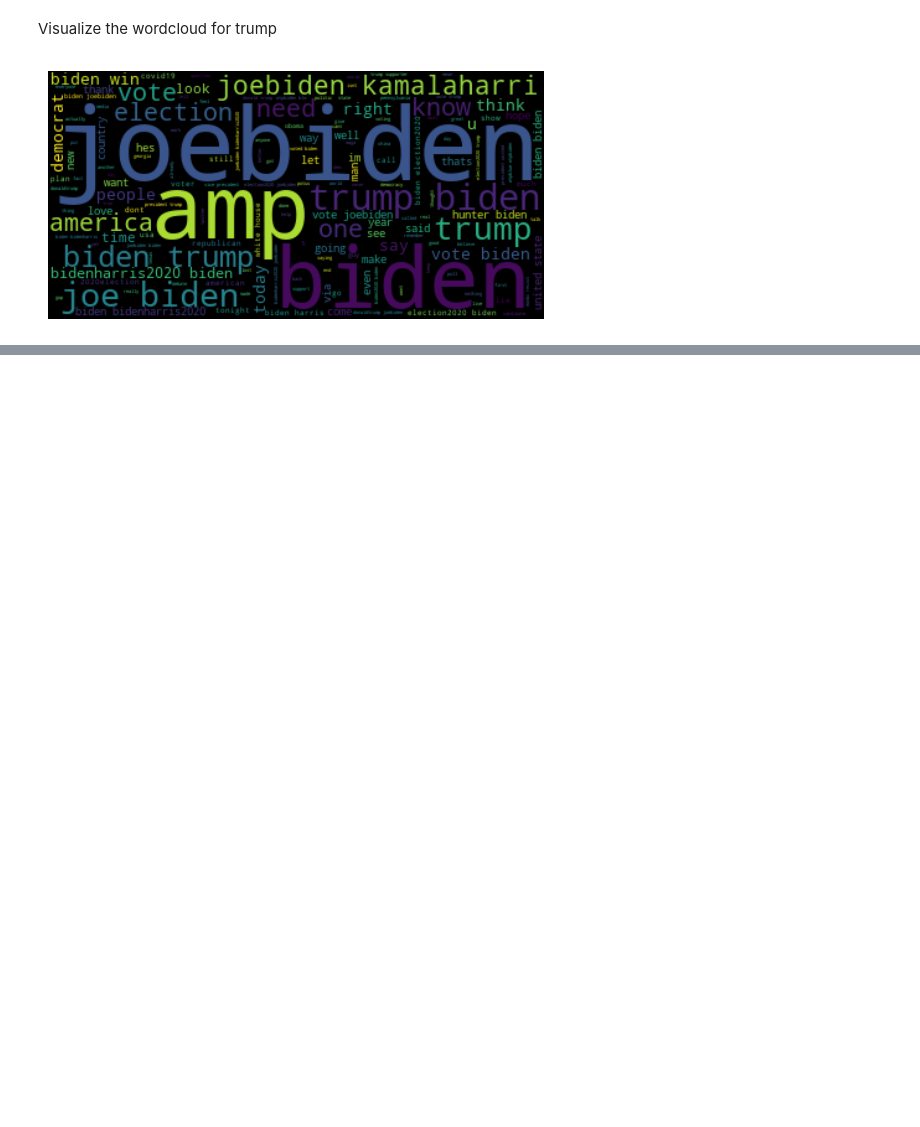
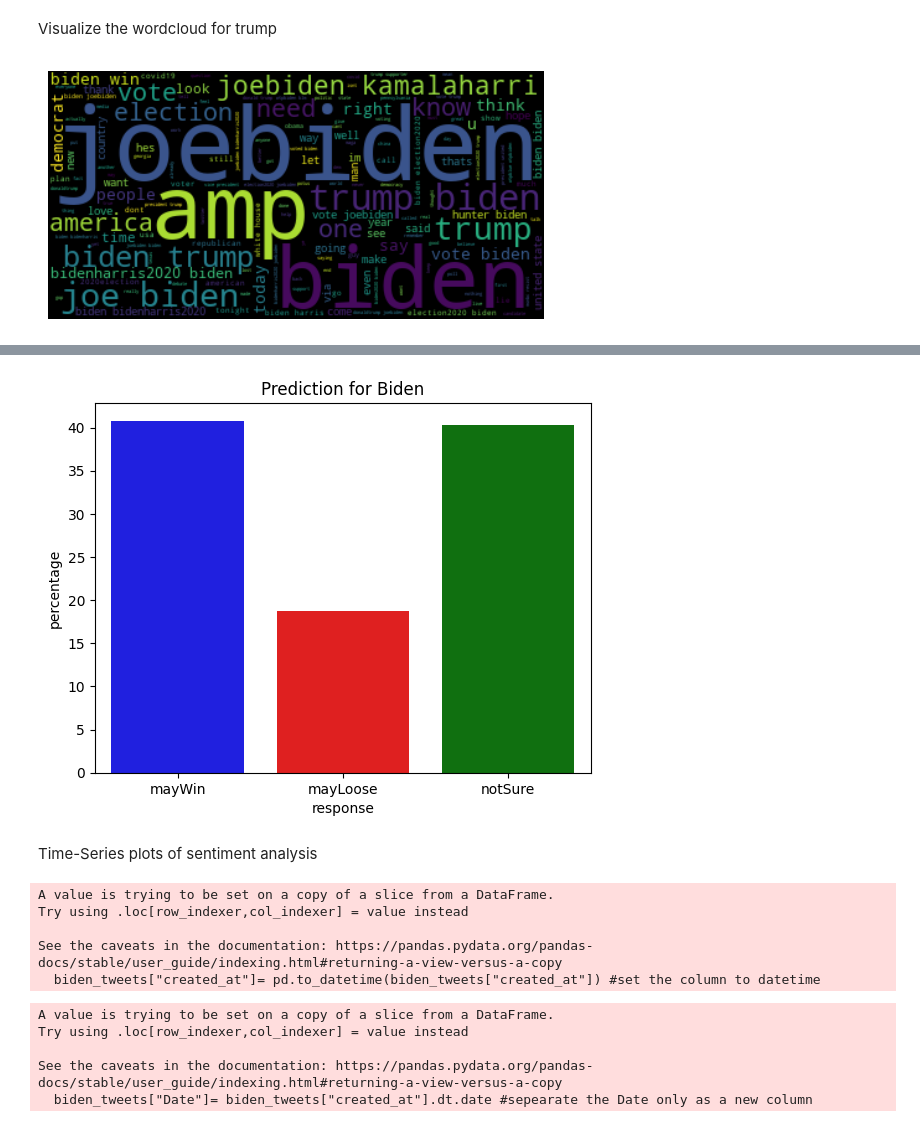
Before and after one commit to MiraySardogan/DC-PollMasters, a Jupyter notebook: Mir/3_sentiment_analysis.ipynb, the cells around one changed output, grey strips where cells are left out. Saved outputs shown, nothing was run; the diff lists cells and outputs as text; code cells hidden in the pictures; blank space fills up the shorter version.

Commit message:
Sentiment Analysis

```diff
--- a/Mir/3_sentiment_analysis.ipynb
+++ b/Mir/3_sentiment_analysis.ipynb
@@ -196,0 +264,11 @@ plt.show()
+# %%
+positive= round(len(biden_tweets[biden_tweets["segmentation"]=="positive"]) / len(biden_tweets)*100, 1)
+neutral= round(len(biden_tweets[biden_tweets["segmentation"]=="neutral"]) / len(biden_tweets)*100, 1)
+negative= round(len(biden_tweets[biden_tweets["segmentation"]=="negative"]) / len(biden_tweets)*100, 1)
+
+#create a list for these values
+responses= [positive, neutral, negative]
+
+#create a dataframe for Trump
+response_biden= {'response': ['mayWin', 'mayLoose', 'notSure'], 'percentage': [positive, negative, neutral] }
+response_biden= pd.DataFrame(response_biden)
@@ -196,0 +282,43 @@ plt.show()
+# %%
+sns.barplot(
+    data=response_biden,
+    x="response",
+    y="percentage",
+    hue="percentage",  # Assign the same variable to `hue`
+    palette=["red", "green", "blue", ],
+    dodge=False  # Prevent bar splitting due to `hue`
+)
+plt.legend([], [], frameon=False)  # Optionally disable the legend
+plt.title("Prediction for Biden")
+
+fig_path= "E:/ReDi_School/Data_Circle/Project/0_Github/Mir/Figure/"
+#plt.savefig(os.path.join(fig_path, "7_prediction_Biden.png"))
+
+plt.show()
+# %% [output]
+[figure, added]
+# %% [markdown]
+Time-Series plots of sentiment analysis
+# %%
+trump_tweets["created_at"]= pd.to_datetime(trump_tweets["created_at"]) #set the column to datetime
+biden_tweets["created_at"]= pd.to_datetime(biden_tweets["created_at"]) #set the column to datetime
+# %% [output]
+A value is trying to be set on a copy of a slice from a DataFrame.
+Try using .loc[row_indexer,col_indexer] = value instead
+
+See the caveats in the documentation: https://pandas.pydata.org/pandas-docs/stable/user_guide/indexing.html#returning-a-view-versus-a-copy
+  biden_tweets["created_at"]= pd.to_datetime(biden_tweets["created_at"]) #set the column to datetime
+# %%
+#For trump
+trump_tweets["Date"]= trump_tweets["created_at"].dt.date #sepearate the Date only as a new column
+trump_tweets= trump_tweets.set_index("Date") #set this column as index
+
+#for Biden
+biden_tweets["Date"]= biden_tweets["created_at"].dt.date #sepearate the Date only as a new column
+biden_tweets= biden_tweets.set_index("Date") #set this column as index
+# %% [output]
+A value is trying to be set on a copy of a slice from a DataFrame.
+Try using .loc[row_indexer,col_indexer] = value instead
+
+See the caveats in the documentation: https://pandas.pydata.org/pandas-docs/stable/user_guide/indexing.html#returning-a-view-versus-a-copy
+  biden_tweets["Date"]= biden_tweets["created_at"].dt.date #sepearate the Date only as a new column
```
Also changed, not shown: parts of 19 cells of this notebook, 6 other files.
